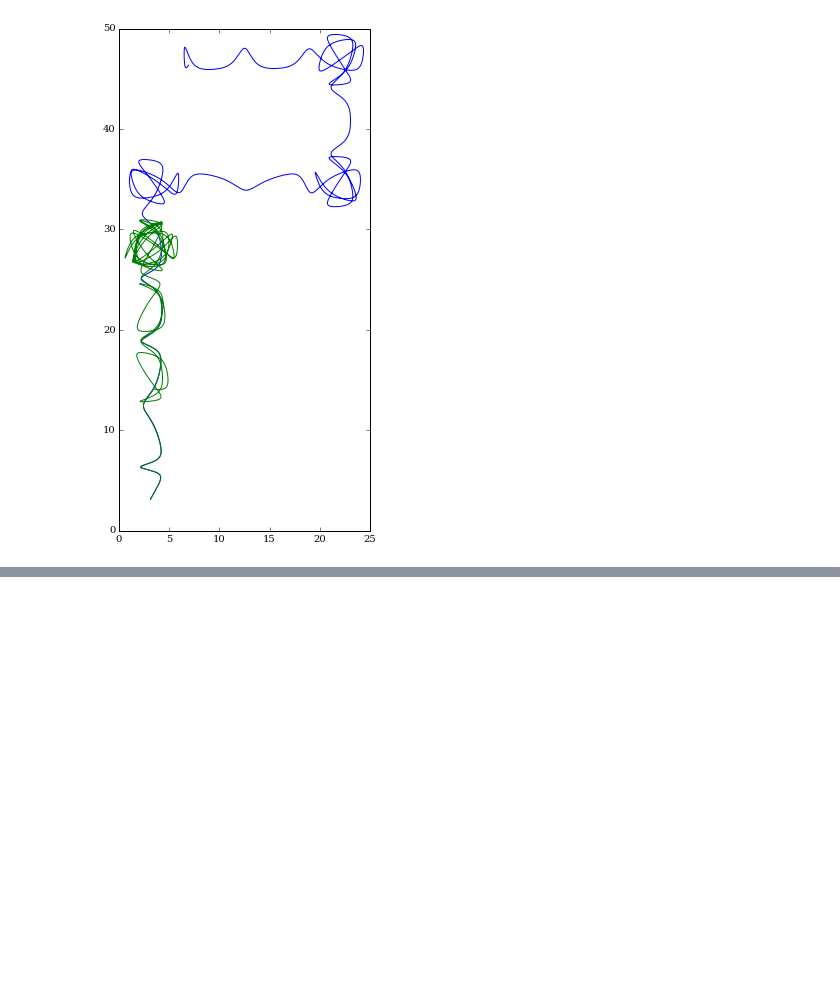
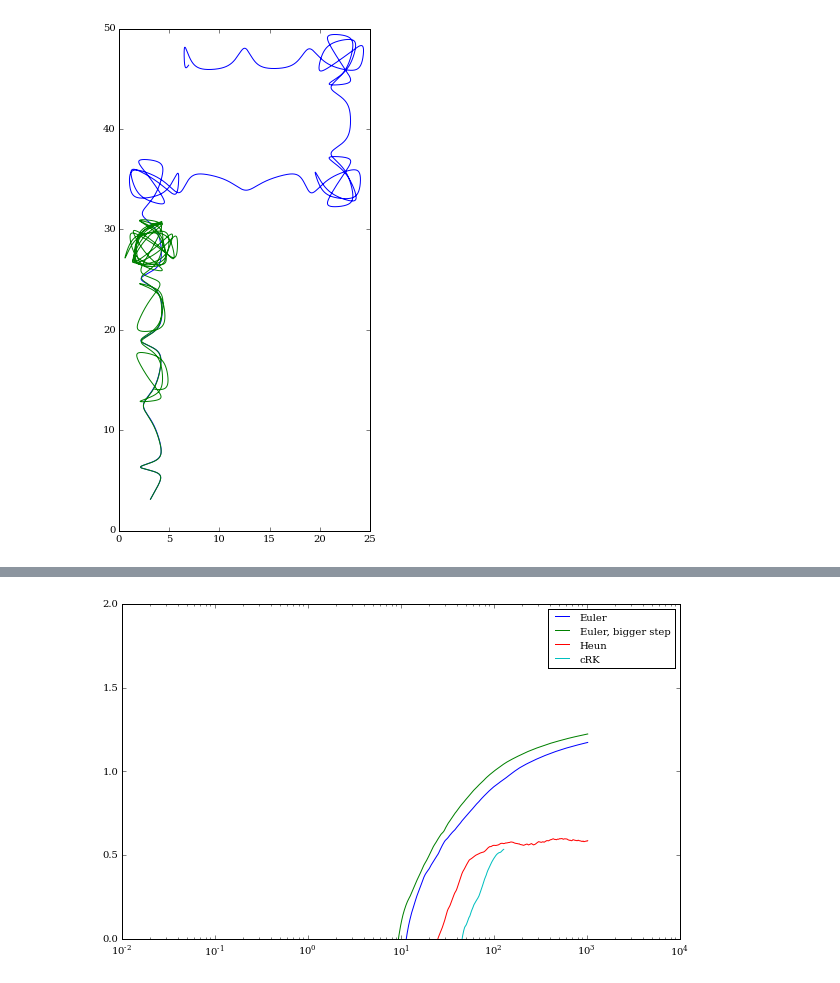
Before and after one commit to chichilalescu/pyNT, a Jupyter notebook: trigonometric potential.ipynb, the cells around one changed output, grey strips where cells are left out. Drawn from its saved outputs; the diff is of its cells as text; code cells hidden in the pictures; blank space fills up the shorter version.

```diff
--- a/trigonometric potential.ipynb
+++ b/trigonometric potential.ipynb
@@ -66,0 +113,45 @@ ax.set_yscale('log')
+# %%
+data0 = get_data(
+    solver = ['Heun', 'Euler'],
+    N = 1024,
+    h0exp = -5,
+    X0 = initial_condition)
+# %%
+data01 = get_data(
+    solver = ['Heun', 'Euler'],
+    N = 1024,
+    h0exp = -4,
+    X0 = initial_condition)
+# %%
+data1 = get_data(
+    solver = ['Heun', 'Taylor2'],
+    N = 1024,
+    h0exp = -5,
+    X0 = initial_condition)
+# %%
+data2 = get_data(
+    solver = ['cRK', 'Taylor4'],
+    N = 128,
+    h0exp = -5,
+    X0 = initial_condition)
+# %%
+fig = plt.figure(figsize=(10, 6))
+ax = fig.add_subplot(111)
+ax.plot(data0['t'], (np.log(data0['eps']) /
+                     np.log(data0['t'])),
+        label = 'Euler')
+ax.plot(data01['t'], (np.log(data01['eps']) /
+                      np.log(data01['t'])),
+        label = 'Euler, bigger step')
+ax.plot(data1['t'], (np.log(data1['eps']) /
+                     np.log(data1['t'])),
+        label = 'Heun')
+ax.plot(data2['t'], (np.log(data2['eps']) /
+                     np.log(data2['t'])),
+        label = 'cRK')
+ax.set_xscale('log')
+ax.legend(loc = 'best')
+ax.set_ylim(0, 2)
+plt.show()
+# %% [output]
+[figure, added]
```
Also changed, not shown: parts of 5 cells of this notebook, 1 other file.
